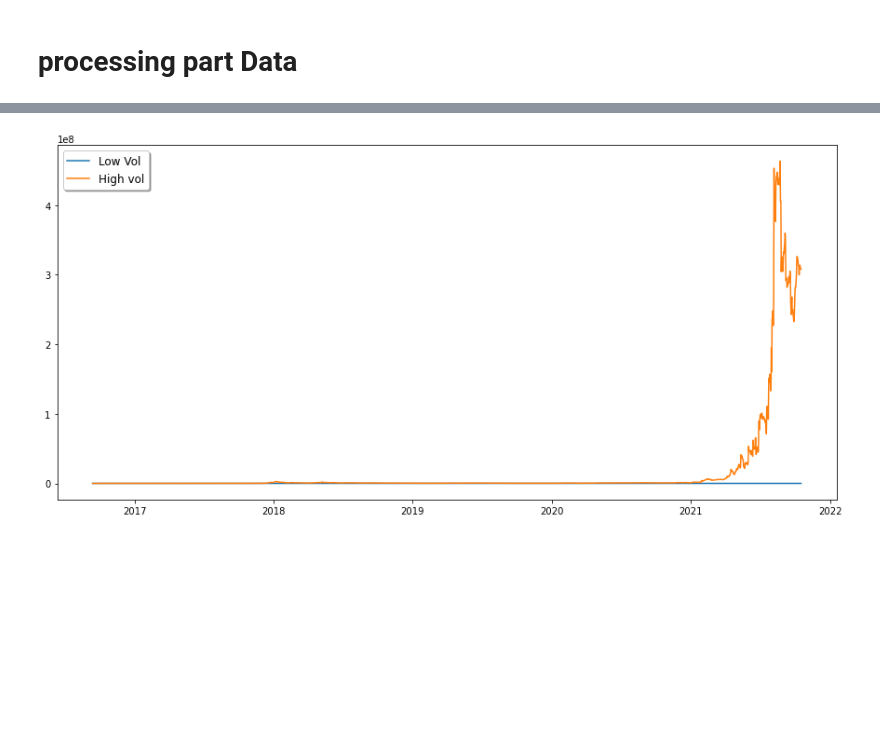
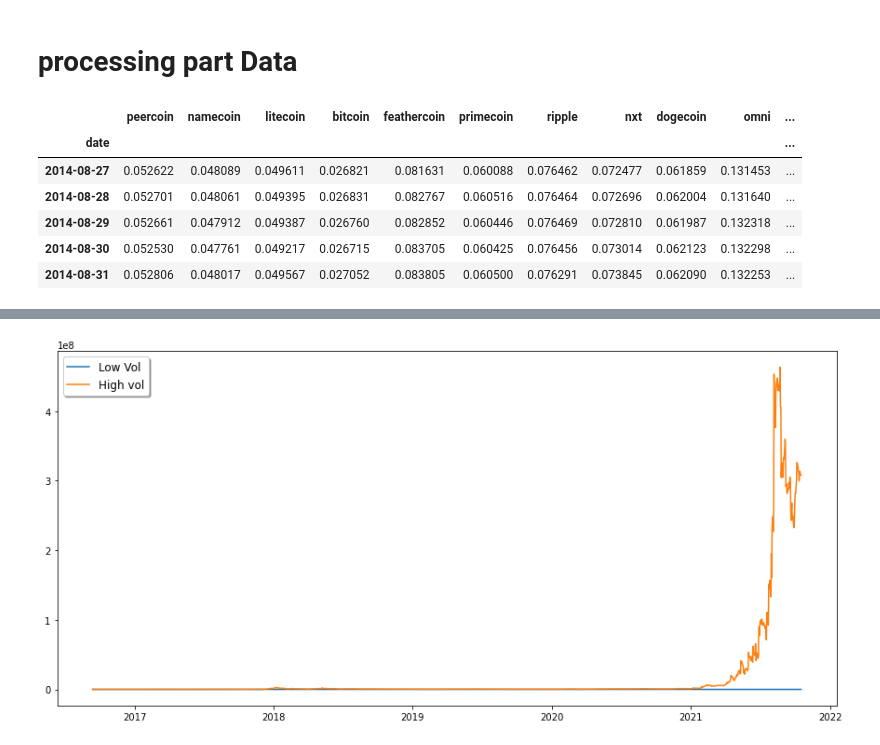
Before and after one commit to GuillaumePv/lowbeta_cryptocurrency, a Jupyter notebook: notebooks/low_vol_strat.ipynb, the cells around one changed output, grey strips where cells are left out. Saved outputs shown, nothing was run; the diff lists cells and outputs as text; code cells hidden in the pictures; blank space fills up the shorter version.

```diff
--- a/notebooks/low_vol_strat.ipynb
+++ b/notebooks/low_vol_strat.ipynb
@@ -36,10 +36,8 @@ del df_close_price['date']
 # %%
 ## use market cap file
 
-df_market_cap = pd.read_csv(f'{path_b}data/processed/crypto_date_marketcap_sorted.csv', index_col=0)
-df_market_cap = df_market_cap[df_market_cap.index != 95]
-df_market_cap = df_market_cap[df_market_cap.index != 37]
-df_market_cap = df_market_cap[df_market_cap.index != 81]
+df_market_cap = pd.read_csv(f'{path_b}data/processed/crypto_date_marketcap_sorted_1e6.csv', index_col=0)
+
 
 df_market_cap_first_20 = df_market_cap.iloc[:number_crypto]
 
@@ -57,5 +55,14 @@ df_final_data_return = df_final_data.pct_change().iloc[1:,:].fillna(0)
 # %%
 #Long Asset with Low Vol
 
 df_vol = df_final_data_return.rolling(windows).std().fillna(0)[windows:]
-returns_vol_quantile = df_vol.T.apply(lambda x: pd.qcut(x, 5, labels=False, duplicates="drop"), axis=0).T
+df_vol.head(5)
+#returns_vol_quantile = df_vol.T.apply(lambda x: pd.qcut(x, 5, labels=False, duplicates="drop"), axis=0).T
+# %% [output]
+|  | peercoin | namecoin | litecoin | bitcoin | feathercoin | primecoin | ripple | nxt | dogecoin | omni | ... |
+| date |  |  |  |  |  |  |  |  |  |  | ... |
+| 2014-08-27 | 0.052622 | 0.048089 | 0.049611 | 0.026821 | 0.081631 | 0.060088 | 0.076462 | 0.072477 | 0.061859 | 0.131453 | ... |
+| 2014-08-28 | 0.052701 | 0.048061 | 0.049395 | 0.026831 | 0.082767 | 0.060516 | 0.076464 | 0.072696 | 0.062004 | 0.131640 | ... |
+| 2014-08-29 | 0.052661 | 0.047912 | 0.049387 | 0.026760 | 0.082852 | 0.060446 | 0.076469 | 0.072810 | 0.061987 | 0.132318 | ... |
+| 2014-08-30 | 0.052530 | 0.047761 | 0.049217 | 0.026715 | 0.083705 | 0.060425 | 0.076456 | 0.073014 | 0.062123 | 0.132298 | ... |
+| 2014-08-31 | 0.052806 | 0.048017 | 0.049567 | 0.027052 | 0.083805 | 0.060500 | 0.076291 | 0.073845 | 0.062090 | 0.132253 | ... |
```
Also changed, not shown: parts of 1 cell of this notebook, 8 other files.
